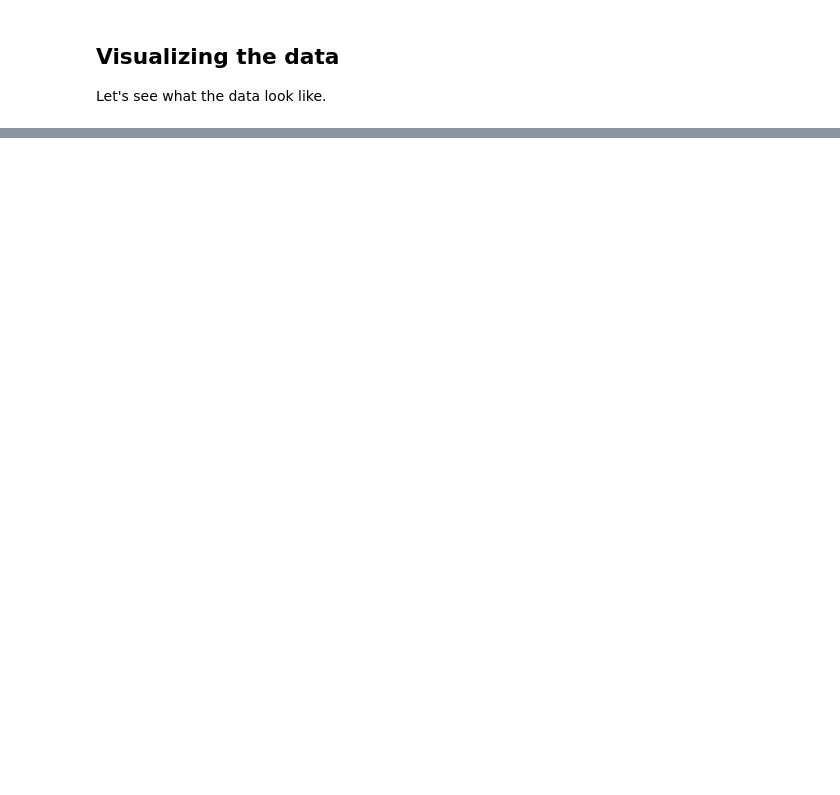
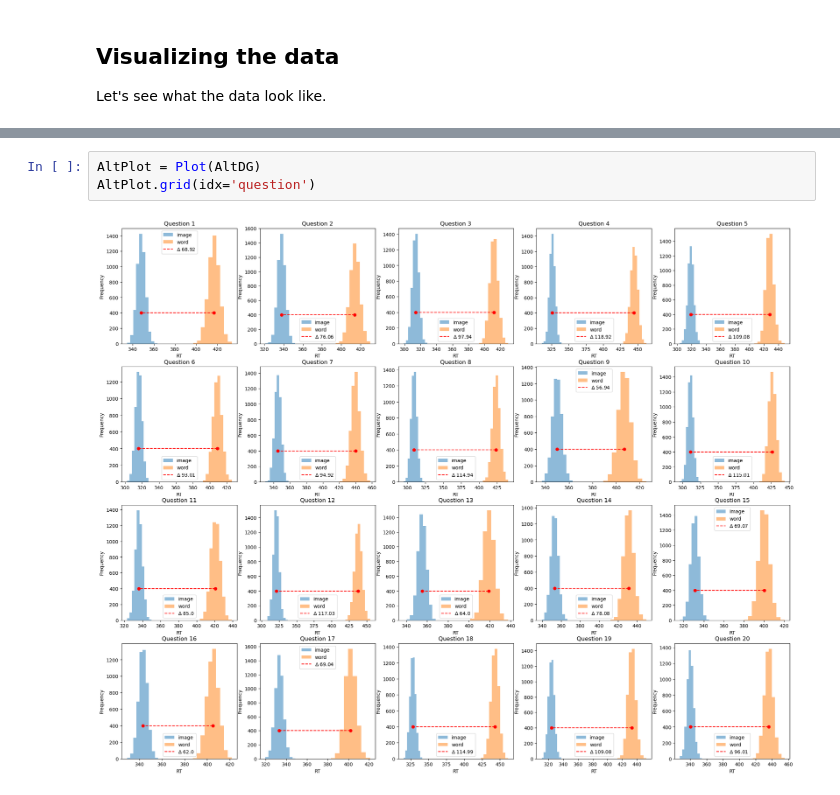
Before and after one commit to w-decker/wiscs-simulation, a Jupyter notebook: wiscs-simulations.ipynb, the cells around one changed output, grey strips where cells are left out. Cells and saved outputs as stored; diff of their text form; blank space fills up the shorter version.

```diff
--- a/wiscs-simulations.ipynb
+++ b/wiscs-simulations.ipynb
@@ -294,0 +124,5 @@ alt_df_long.to_csv("stats/alt_long.csv", index=True)
+# %%
+AltPlot = Plot(AltDG)
+AltPlot.grid(idx='question')
+# %% [output]
+[figure, added]
```
Also changed, not shown: parts of 41 cells of this notebook.
